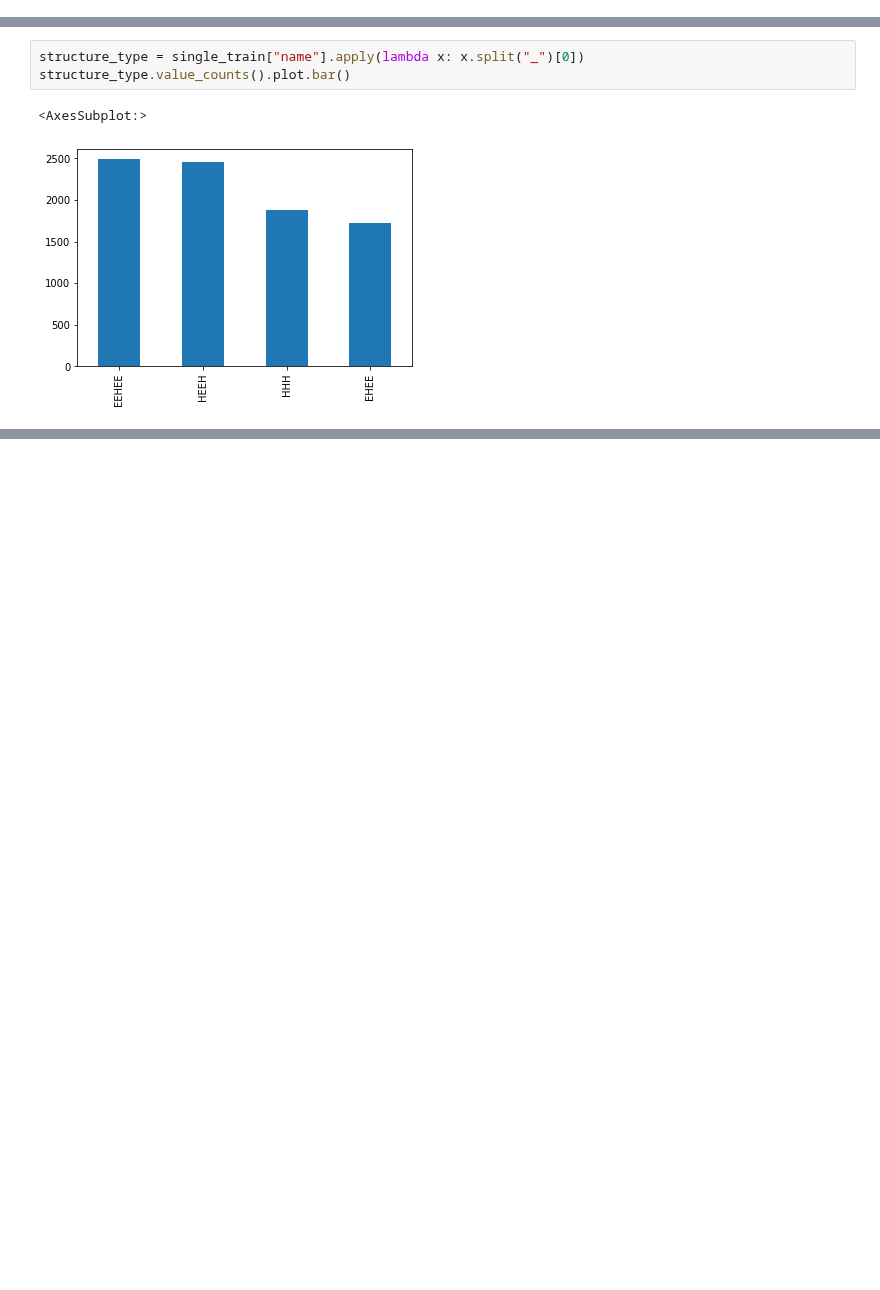
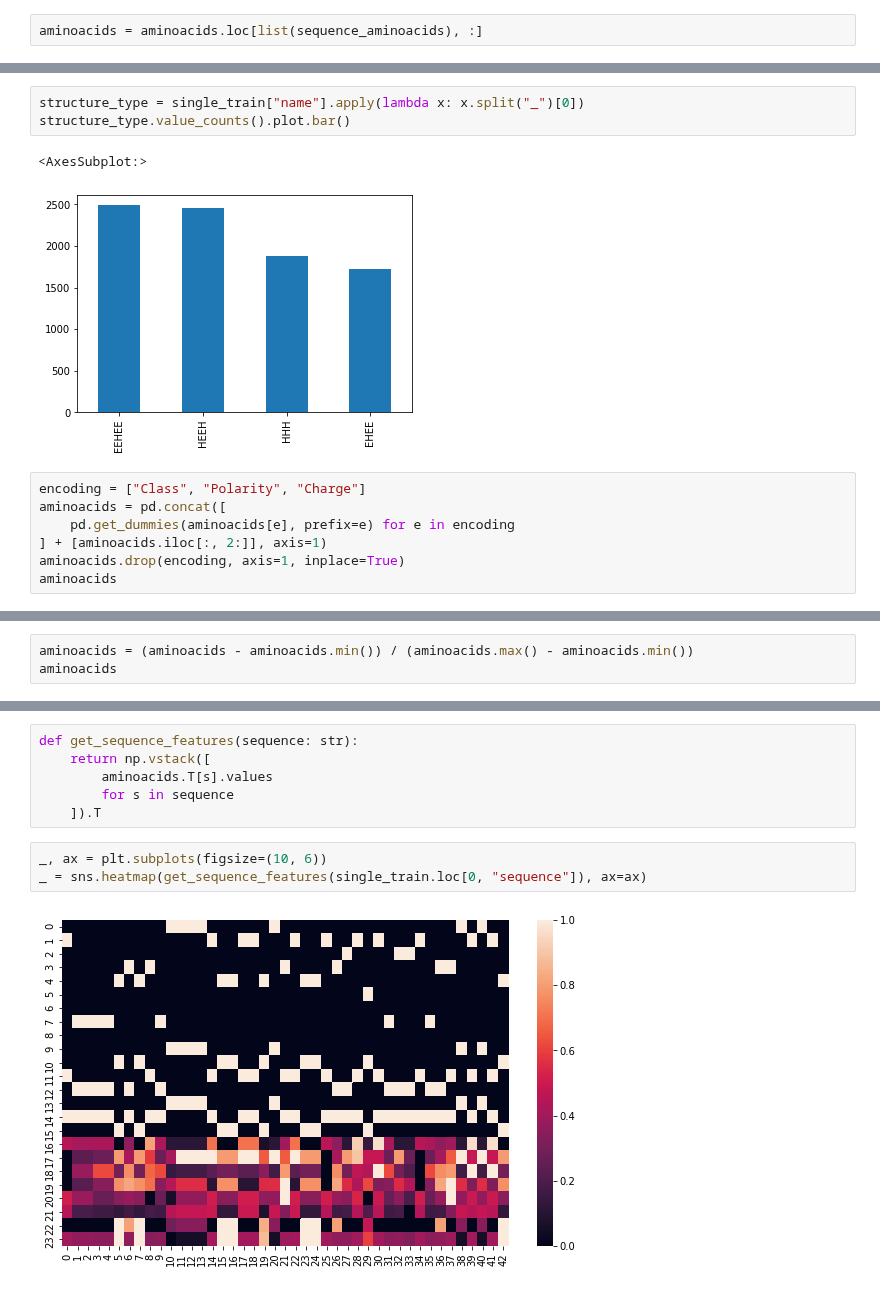
Before and after one commit to AlessioZanga/BioHackaton2021, a Jupyter notebook: dataset_exploration.ipynb, the cells around one changed output, grey strips where cells are left out. Cells and saved outputs as stored; diff of their text form; blank space fills up the shorter version.

```diff
--- a/dataset_exploration.ipynb
+++ b/dataset_exploration.ipynb
@@ -129,3 +132,5 @@ sequence_aminoacids.issubset(set(aminoacids["Sym"]))
 # %% [output]
 True
+# %%
+aminoacids = aminoacids.loc[list(sequence_aminoacids), :]
 # %%
@@ -203,3 +205,10 @@ structure_type.value_counts().plot.bar()
 # %% [output]
 <AxesSubplot:>
 [figure]
+# %%
+encoding = ["Class", "Polarity", "Charge"]
+aminoacids = pd.concat([
+    pd.get_dummies(aminoacids[e], prefix=e) for e in encoding
+] + [aminoacids.iloc[:, 2:]], axis=1)
+aminoacids.drop(encoding, axis=1, inplace=True)
+aminoacids
@@ -205,0 +235,3 @@ structure_type.value_counts().plot.bar()
+# %%
+aminoacids = (aminoacids - aminoacids.min()) / (aminoacids.max() - aminoacids.min())
+aminoacids
@@ -205,0 +258,11 @@ structure_type.value_counts().plot.bar()
+# %%
+def get_sequence_features(sequence: str):
+    return np.vstack([
+        aminoacids.T[s].values
+        for s in sequence
+    ]).T
+# %%
+_, ax = plt.subplots(figsize=(10, 6))
+_ = sns.heatmap(get_sequence_features(single_train.loc[0, "sequence"]), ax=ax)
+# %% [output]
+[figure, added]
```
Also changed, not shown: parts of 27 cells of this notebook, 5 other files.
